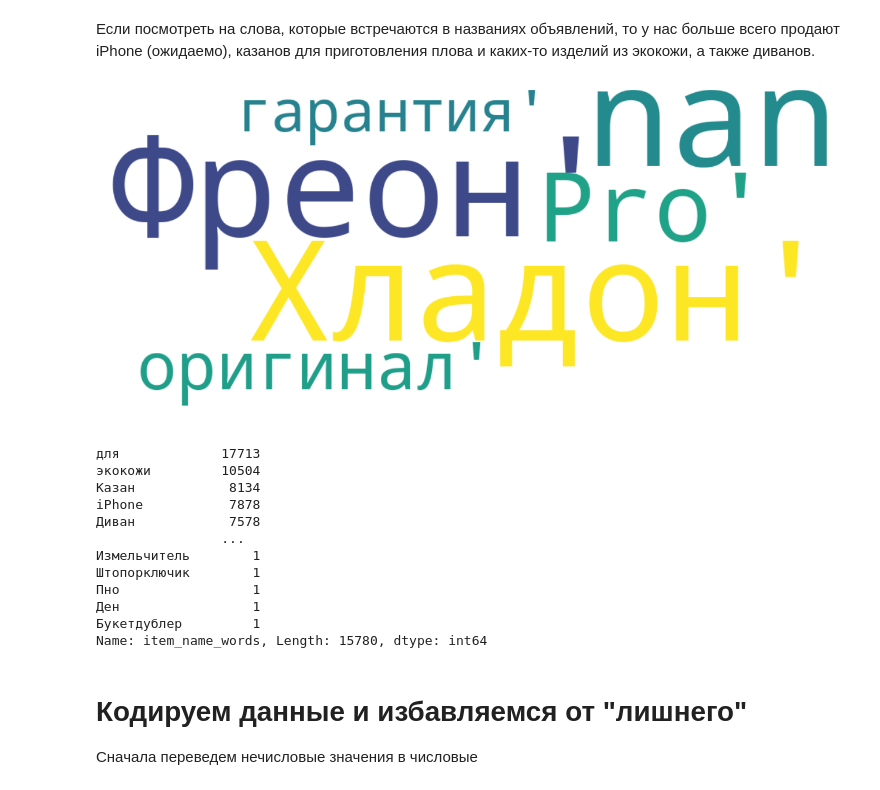
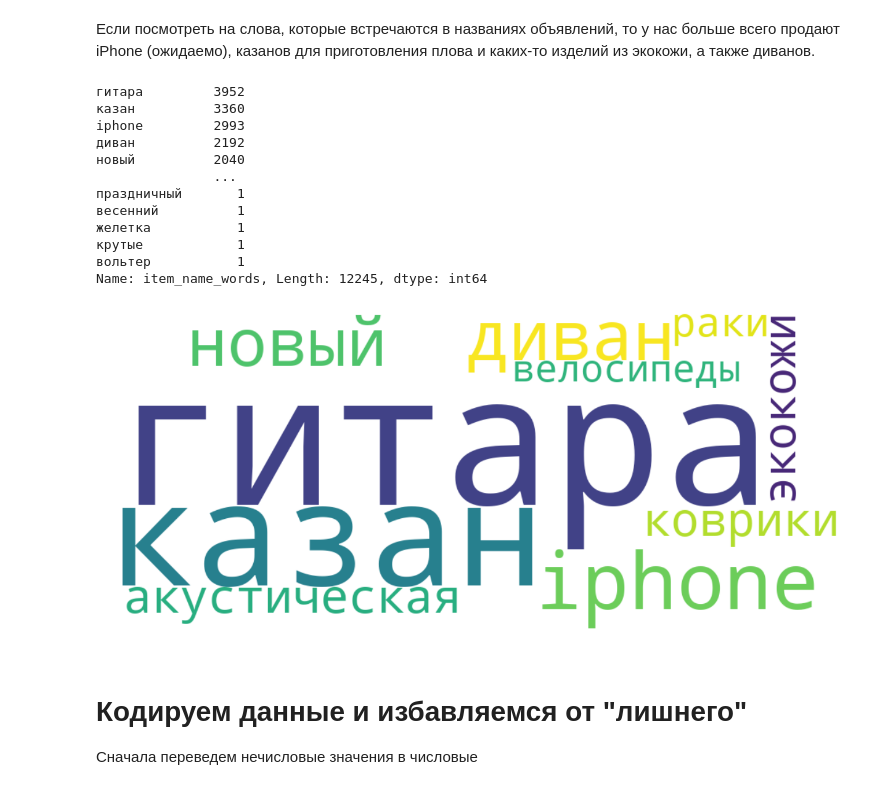
Before and after one commit to 1nSaneRu/avito-scam-checker, a Jupyter notebook: avito.ipynb, the cells around one changed output. Cells and saved outputs as stored; diff of their text form; code cells hidden in the pictures.

```diff
--- a/avito.ipynb
+++ b/avito.ipynb
@@ -446,41 +481,51 @@ Name: location_words, Length: 339, dtype: int64
 # %%
 td['item_name_words'] = td['item_name'].apply(
     lambda x: re.findall(r'\b[A-Za-zА-Яа-я-]+\b', str(x)))
 
 # Преобразование списка слов в отдельные строки
 td = td.explode('item_name_words')
 
+# Приведение слов к нижнему регистру
+td['item_name_words'] = td['item_name_words'].str.lower()
+
 # Удаление нежелательных символов из слов
 td['item_name_words'] = td['item_name_words'].str.replace(
     r'[^A-Za-zА-Яа-я]', '', regex=True)
 
 td = td.reset_index(drop=True)
 
-td['item_name_words'] = td['item_name_words'][td['item_name_words'].str.len() >= 3]
-td.item_name_words.nunique()
+td['item_name_words'] = td['item_name_words'][td['item_name_words'].str.len() > 3]
 
-wc = WordCloud(width=1000, height=450, background_color='white').generate(
-    str(td.item_name_words.values))
-plt.imshow(wc, interpolation='bilinear')
+# Подсчет частоты встречаемости слов с использованием value_counts()
+word_counts = td['item_name_words'].value_counts()
+print(word_counts)
+# Отбор N самых популярных слов
+top_words = dict(word_counts.head(10))  # Выбор 10 самых популярных слов
+
+# Создание объекта WordCloud
+wordcloud = WordCloud(width=1000, height=450, background_color='white')
+# Передача словаря с выбранными словами и их частотами
+wordcloud.generate_from_frequencies(top_words)
+
+# Отображение WordCloud
+plt.imshow(wordcloud, interpolation='bilinear')
 plt.axis('off')
 plt.tight_layout(pad=0)
 plt.show()
-
-td.item_name_words.value_counts()
 # %% [output]
+гитара         3952
+казан          3360
+iphone         2993
+диван          2192
+новый          2040
+               ...
+праздничный       1
+весенний          1
+желетка           1
+крутые            1
+вольтер           1
+Name: item_name_words, Length: 12245, dtype: int64
-[figure, old version]
+[figure, new version]
-для             17713
-экокожи         10504
-Казан            8134
-iPhone           7878
-Диван            7578
-                ...
-Измельчитель        1
-Штопорключик        1
-Пно                 1
-Ден                 1
-Букетдублер         1
-Name: item_name_words, Length: 15780, dtype: int64
 # %% [markdown]
 # Кодируем данные и избавляемся от "лишнего"
 
```
Also changed, not shown: parts of 23 cells of this notebook.
